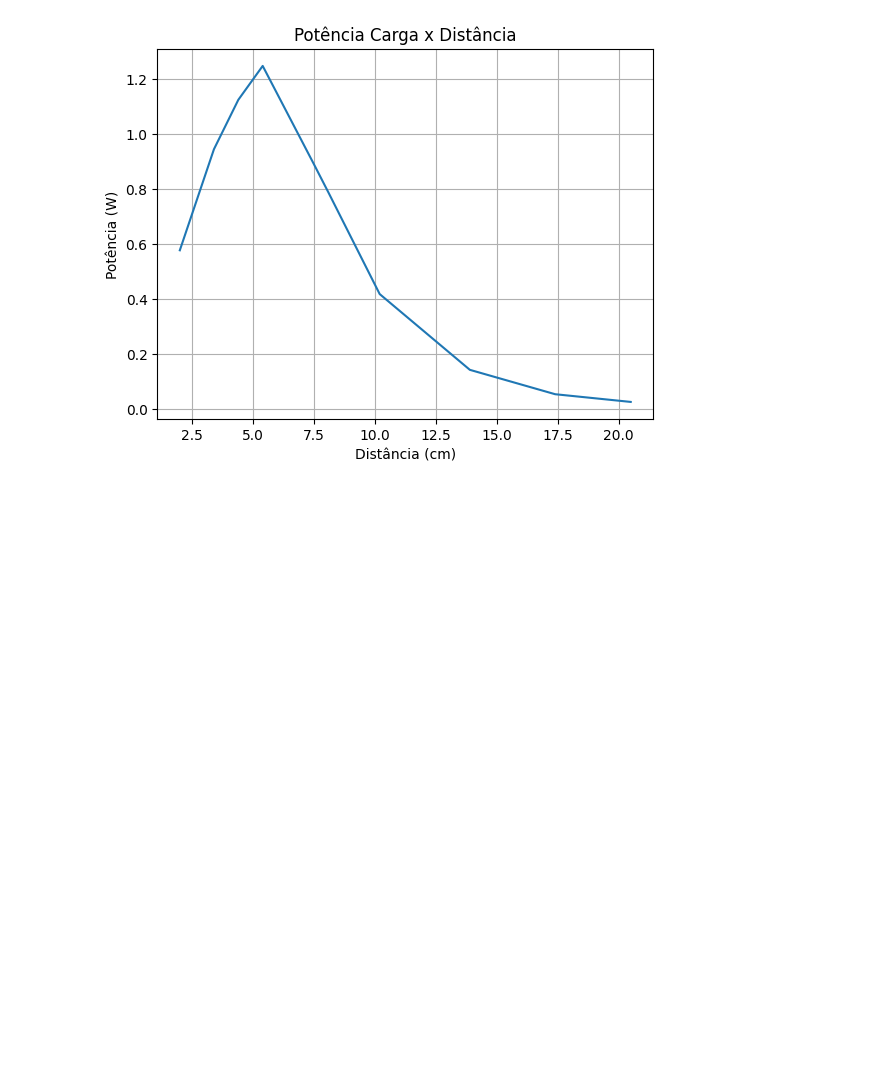
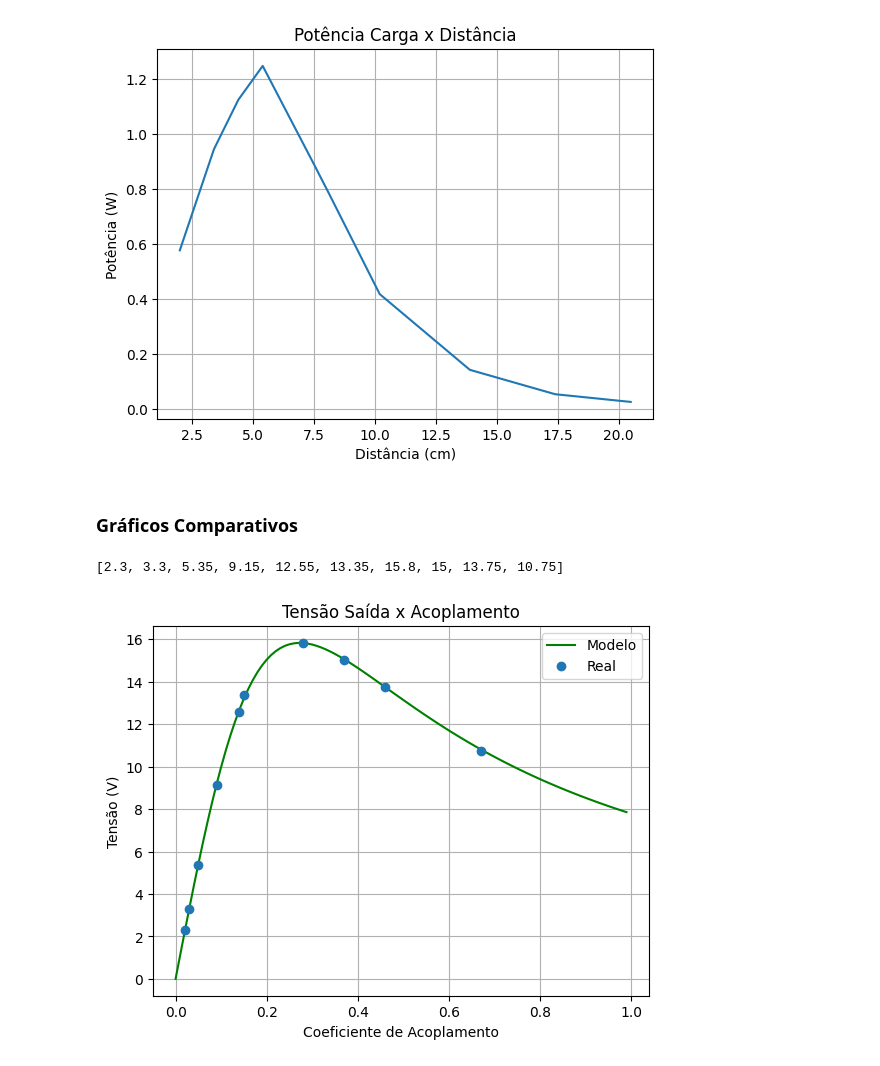
Before and after one commit to PedroPauloMorenoCamargo/Projeto_Eletromag, a Jupyter notebook: Parte_Teorica2.ipynb, the cells around one changed output. Saved outputs shown, nothing was run; the diff lists cells and outputs as text; code cells hidden in the pictures; blank space fills up the shorter version.

```diff
--- a/Parte_Teorica2.ipynb
+++ b/Parte_Teorica2.ipynb
@@ -163,9 +160,0 @@ plt.show()
-# %%
-lista_k = np.arange(0,1,0.01)
-lista_saida=  []
-lista_potencias_reais = []
-for k in lista_k:
-    I1,I2,IC,V2 = calcula_parametros(27240*2*np.pi,k)
-    lista_saida.append(V2)
-    S_saida = potencia(V2,IC)
-    lista_potencias_reais.append(S_saida.real)
@@ -216,3 +186,32 @@ plt.grid(True)
 plt.show()
 # %% [output]
 [figure]
+# %% [markdown]
+### Gráficos Comparativos
+# %%
+lista_k = np.arange(0,1,0.01)
+lista_saida=  []
+lista_potencias_reais = []
+k_comparativo =0
+x = 0
+for k in lista_k:
+    I1,I2,IC,V2 = calcula_parametros(27240*2*np.pi,k)
+    lista_saida.append(abs(V2))
+    S_saida = potencia(V2,IC)
+    lista_potencias_reais.append(S_saida.real)
+# %%
+lista_k_reais = [lista_k[2],lista_k[3],lista_k[5],lista_k[9],lista_k[14],lista_k[15],lista_k[28],lista_k[37],lista_k[46],lista_k[67]]
+lista_picos_reais_invertida = lista_tensoes_p[::-1]
+# %% [output]
+[2.3, 3.3, 5.35, 9.15, 12.55, 13.35, 15.8, 15, 13.75, 10.75]
+# %%
+plt.plot(lista_k,np.abs(lista_saida),'g',label = ("Modelo"))
+plt.plot(lista_k_reais,lista_picos_reais_invertida,'o',label = ("Real"))
+plt.title('Tensão Saída x Acoplamento')
+plt.legend()
+plt.ylabel("Tensão (V)")
+plt.xlabel("Coeficiente de Acoplamento")
+plt.grid(True)
+plt.show()
+# %% [output]
+[figure, added]
```
Also changed, not shown: parts of 4 cells of this notebook.
